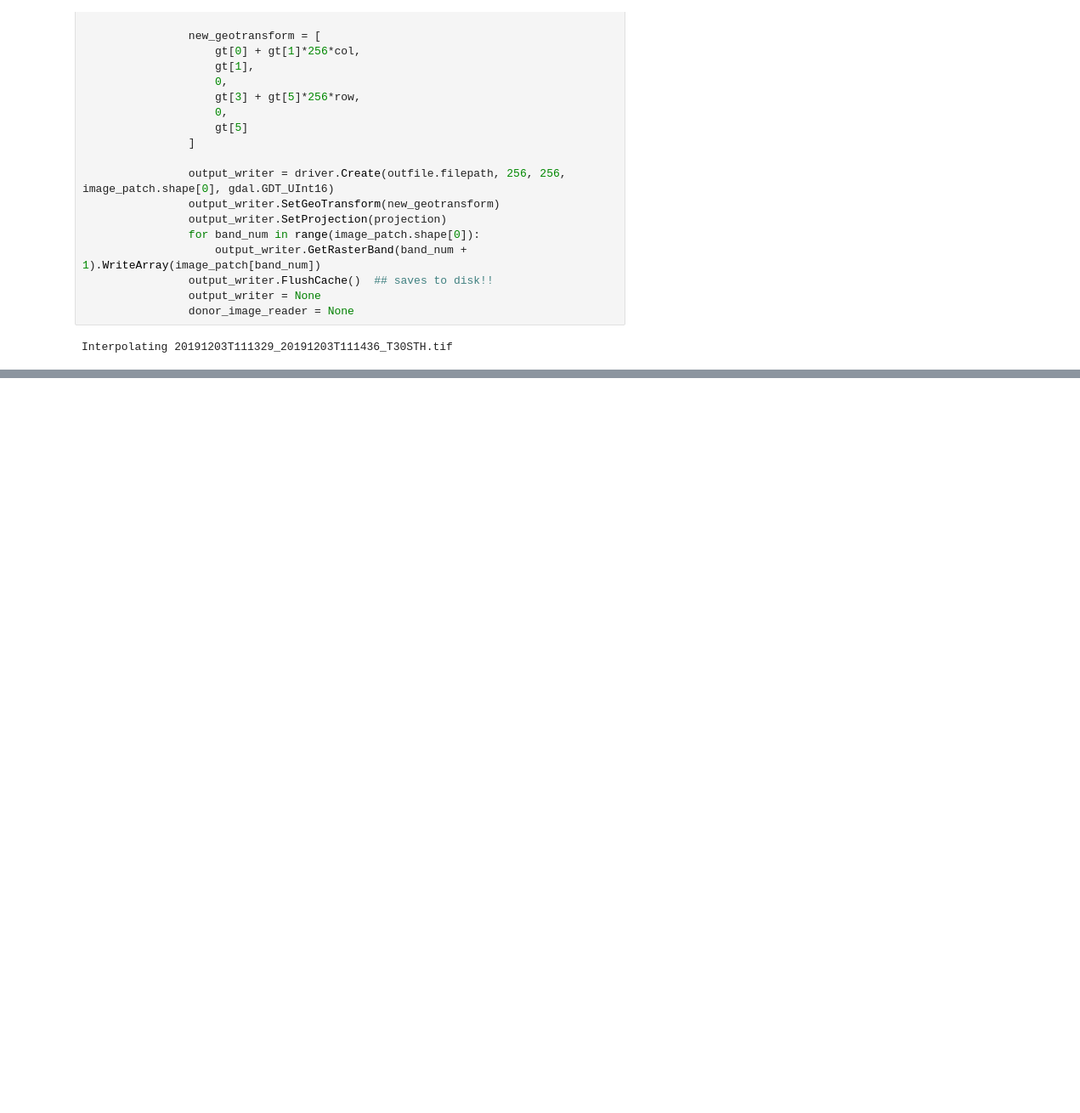
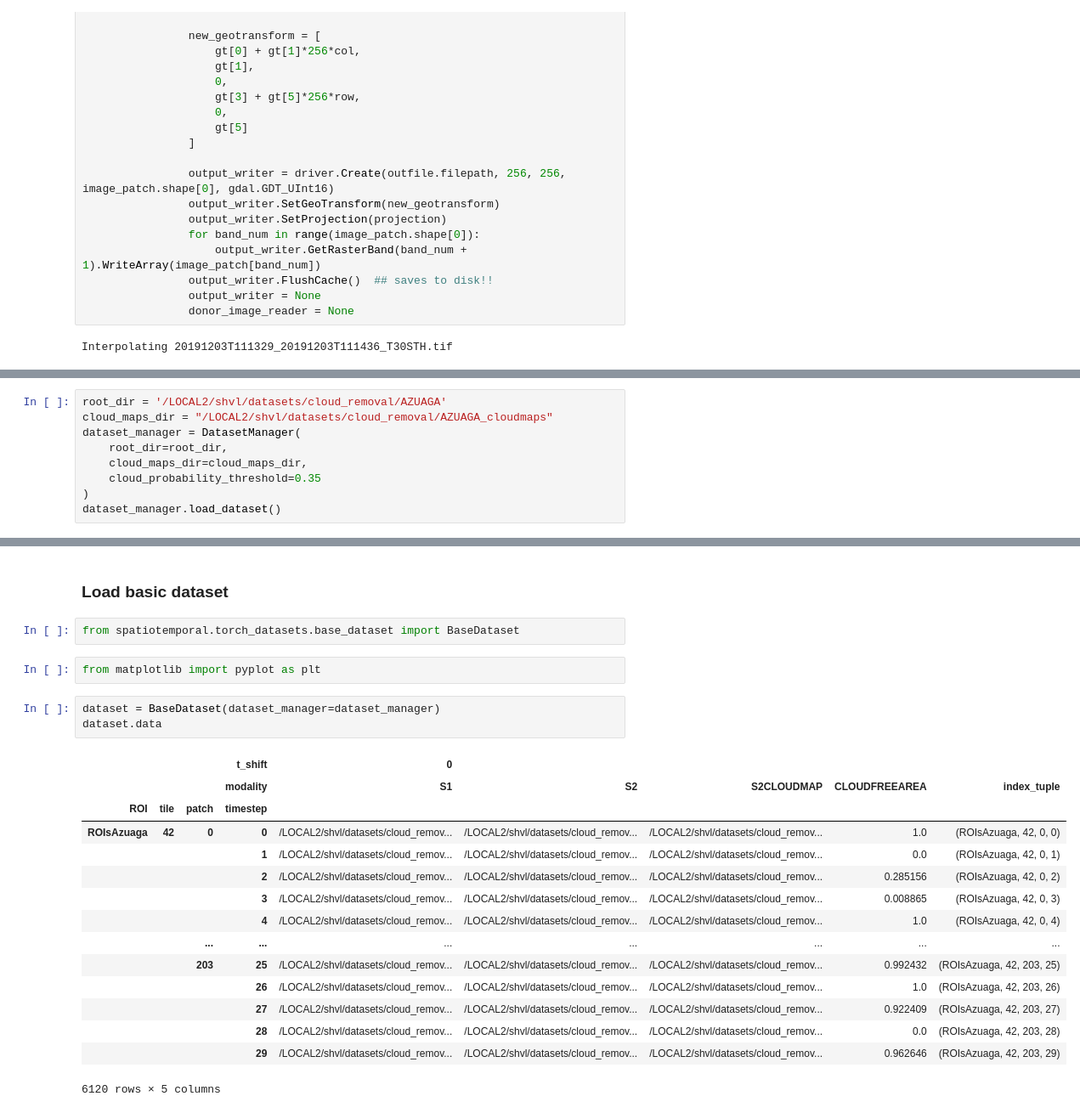
Before and after one commit to shaprann/spatiotemporal, a Jupyter notebook: scripts/Create_Azuaga_dataset.ipynb, the cells around one changed output, grey strips where cells are left out. Shown at 85% size. Saved outputs shown, nothing was run; the diff lists cells and outputs as text; blank space fills up the shorter version.

```diff
--- a/scripts/Create_Azuaga_dataset.ipynb
+++ b/scripts/Create_Azuaga_dataset.ipynb
@@ -245,0 +363,9 @@ donor_image_reader = None
+# %%
+root_dir = '/LOCAL2/shvl/datasets/cloud_removal/AZUAGA'
+cloud_maps_dir = "/LOCAL2/shvl/datasets/cloud_removal/AZUAGA_cloudmaps"
+dataset_manager = DatasetManager(
+    root_dir=root_dir,
+    cloud_maps_dir=cloud_maps_dir,
+    cloud_probability_threshold=0.35
+)
+dataset_manager.load_dataset()
@@ -245,0 +415,25 @@ donor_image_reader = None
+# %% [markdown]
+### Load basic dataset
+# %%
+from spatiotemporal.torch_datasets.base_dataset import BaseDataset
+# %%
+from matplotlib import pyplot as plt
+# %%
+dataset = BaseDataset(dataset_manager=dataset_manager)
+dataset.data
+# %% [output]
+|  |  |  | t_shift | 0 |  |  |  |  |
+|  |  |  | modality | S1 | S2 | S2CLOUDMAP | CLOUDFREEAREA | index_tuple |
+| ROI | tile | patch | timestep |  |  |  |  |  |
+| ROIsAzuaga | 42 | 0 | 0 | /LOCAL2/shvl/datasets/cloud_remov... | /LOCAL2/shvl/datasets/cloud_remov... | /LOCAL2/shvl/datasets/cloud_remov... | 1.0 | (ROIsAzuaga, 42, 0, 0) |
+|  |  |  | 1 | /LOCAL2/shvl/datasets/cloud_remov... | /LOCAL2/shvl/datasets/cloud_remov... | /LOCAL2/shvl/datasets/cloud_remov... | 0.0 | (ROIsAzuaga, 42, 0, 1) |
+|  |  |  | 2 | /LOCAL2/shvl/datasets/cloud_remov... | /LOCAL2/shvl/datasets/cloud_remov... | /LOCAL2/shvl/datasets/cloud_remov... | 0.285156 | (ROIsAzuaga, 42, 0, 2) |
+|  |  |  | 3 | /LOCAL2/shvl/datasets/cloud_remov... | /LOCAL2/shvl/datasets/cloud_remov... | /LOCAL2/shvl/datasets/cloud_remov... | 0.008865 | (ROIsAzuaga, 42, 0, 3) |
+|  |  |  | 4 | /LOCAL2/shvl/datasets/cloud_remov... | /LOCAL2/shvl/datasets/cloud_remov... | /LOCAL2/shvl/datasets/cloud_remov... | 1.0 | (ROIsAzuaga, 42, 0, 4) |
+|  |  | ... | ... | ... | ... | ... | ... | ... |
+|  |  | 203 | 25 | /LOCAL2/shvl/datasets/cloud_remov... | /LOCAL2/shvl/datasets/cloud_remov... | /LOCAL2/shvl/datasets/cloud_remov... | 0.992432 | (ROIsAzuaga, 42, 203, 25) |
+|  |  |  | 26 | /LOCAL2/shvl/datasets/cloud_remov... | /LOCAL2/shvl/datasets/cloud_remov... | /LOCAL2/shvl/datasets/cloud_remov... | 1.0 | (ROIsAzuaga, 42, 203, 26) |
+|  |  |  | 27 | /LOCAL2/shvl/datasets/cloud_remov... | /LOCAL2/shvl/datasets/cloud_remov... | /LOCAL2/shvl/datasets/cloud_remov... | 0.922409 | (ROIsAzuaga, 42, 203, 27) |
+|  |  |  | 28 | /LOCAL2/shvl/datasets/cloud_remov... | /LOCAL2/shvl/datasets/cloud_remov... | /LOCAL2/shvl/datasets/cloud_remov... | 0.0 | (ROIsAzuaga, 42, 203, 28) |
+|  |  |  | 29 | /LOCAL2/shvl/datasets/cloud_remov... | /LOCAL2/shvl/datasets/cloud_remov... | /LOCAL2/shvl/datasets/cloud_remov... | 0.962646 | (ROIsAzuaga, 42, 203, 29) |
+6120 rows × 5 columns
```
Also changed, not shown: parts of 41 cells of this notebook.
